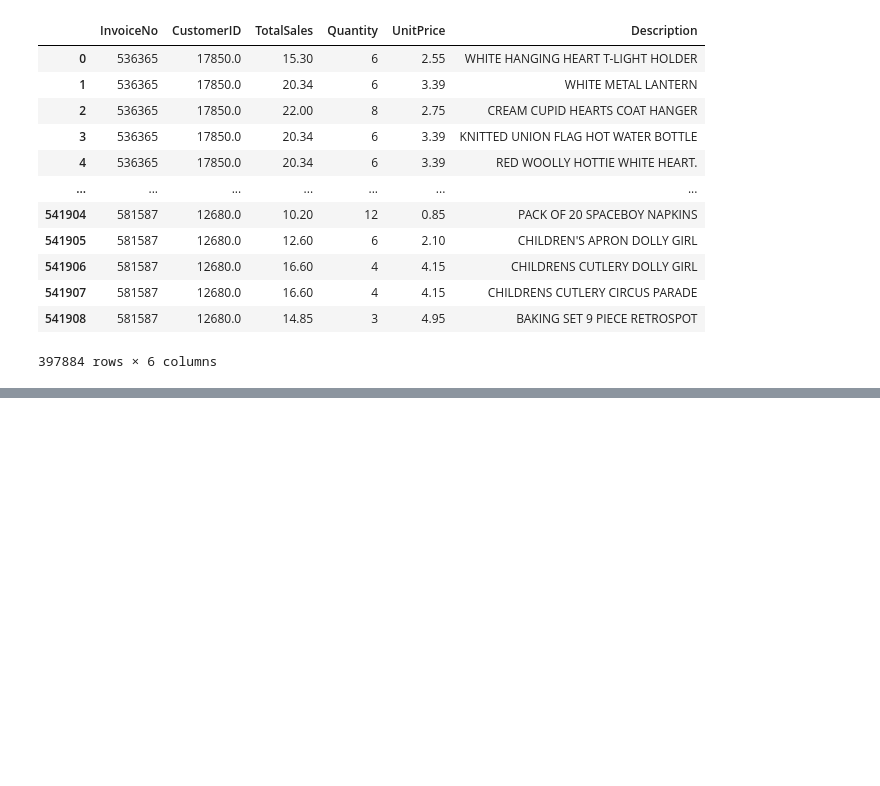
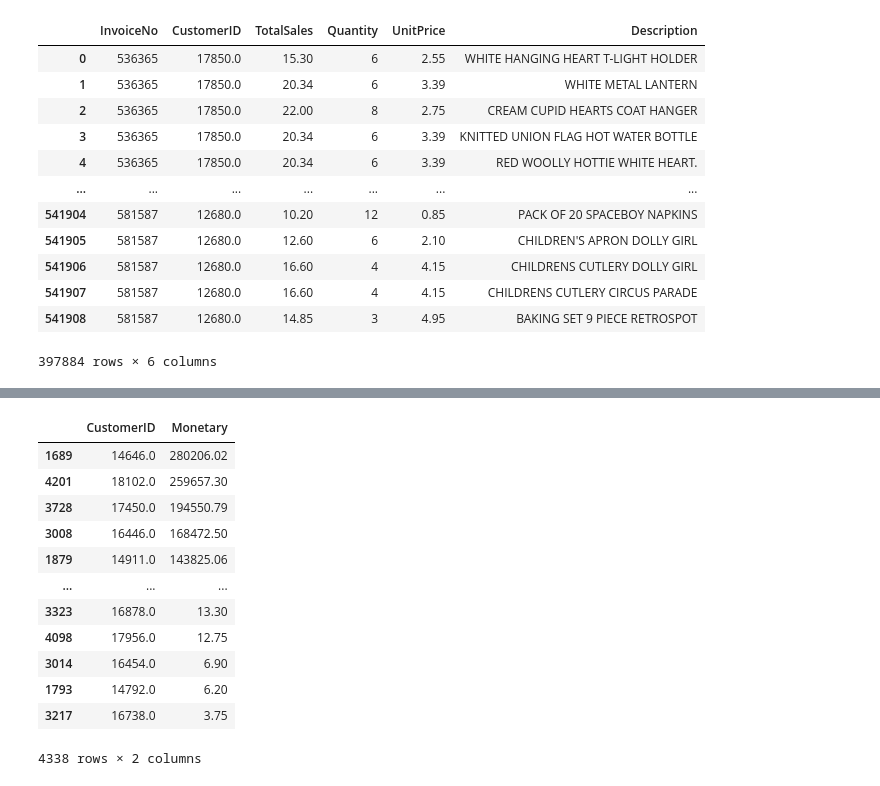
Before and after one commit to zeehayat/SalesDataAnalysis, a Jupyter notebook: Ecommerce Data Analysis.ipynb, the cells around one changed output, grey strips where cells are left out. Drawn from its saved outputs; the diff is of its cells as text; code cells hidden in the pictures; blank space fills up the shorter version.

```diff
--- a/Ecommerce Data Analysis.ipynb
+++ b/Ecommerce Data Analysis.ipynb
@@ -315,0 +363,20 @@ sns.boxplot(x=df['LogTotalSales'])
+# %%
+# Calculate Monetary Value (M)
+## Monetary is the total revenue from each customer.
+monetory=df.groupby('CustomerID')['TotalSales'].sum().reset_index()
+monetory.columns =['CustomerID','Monetary']
+monetory.sort_values(by='Monetary', ascending= False)
+# %% [output]
+|  | CustomerID | Monetary |
+| 1689 | 14646.0 | 280206.02 |
+| 4201 | 18102.0 | 259657.30 |
+| 3728 | 17450.0 | 194550.79 |
+| 3008 | 16446.0 | 168472.50 |
+| 1879 | 14911.0 | 143825.06 |
+| ... | ... | ... |
+| 3323 | 16878.0 | 13.30 |
+| 4098 | 17956.0 | 12.75 |
+| 3014 | 16454.0 | 6.90 |
+| 1793 | 14792.0 | 6.20 |
+| 3217 | 16738.0 | 3.75 |
+4338 rows × 2 columns
```
Also changed, not shown: parts of 35 cells of this notebook.
